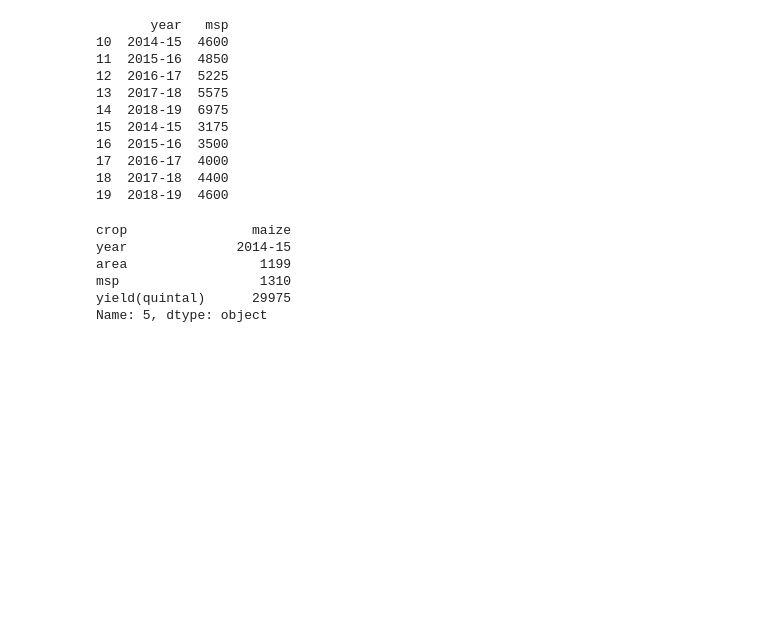
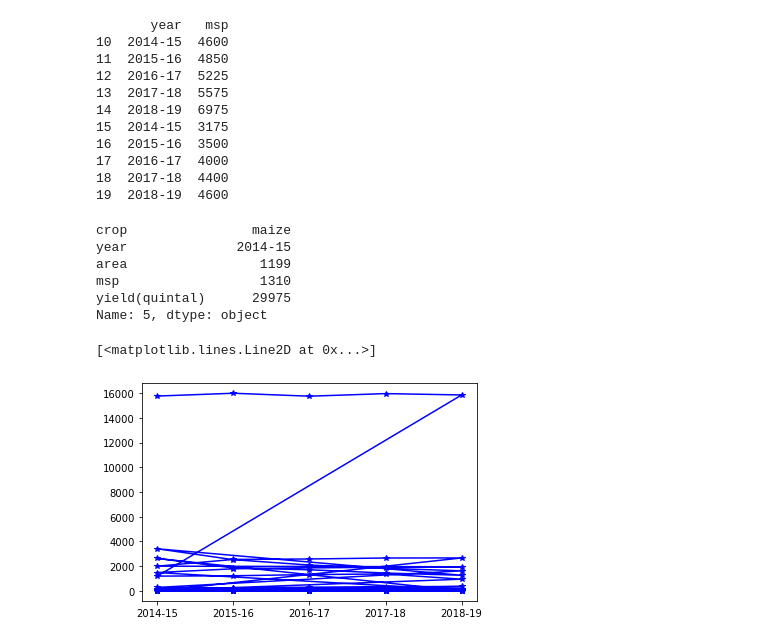
Before and after one commit to KNaveen1911/pandas, a Jupyter notebook: crop.ipynb, the cells around one changed output. Drawn from its saved outputs; the diff is of its cells as text; code cells hidden in the pictures; blank space fills up the shorter version.

```diff
--- a/crop.ipynb
+++ b/crop.ipynb
@@ -322,3 +326,8 @@ area                 1199
 msp                  1310
 yield(quintal)      29975
 Name: 5, dtype: object
+# %%
+plt.plot(df1.year,df1.area,'b-*',label="area")
+# %% [output]
+[<matplotlib.lines.Line2D at 0x...>]
+[figure, added]
```
Also changed, not shown: parts of 3 cells of this notebook.
